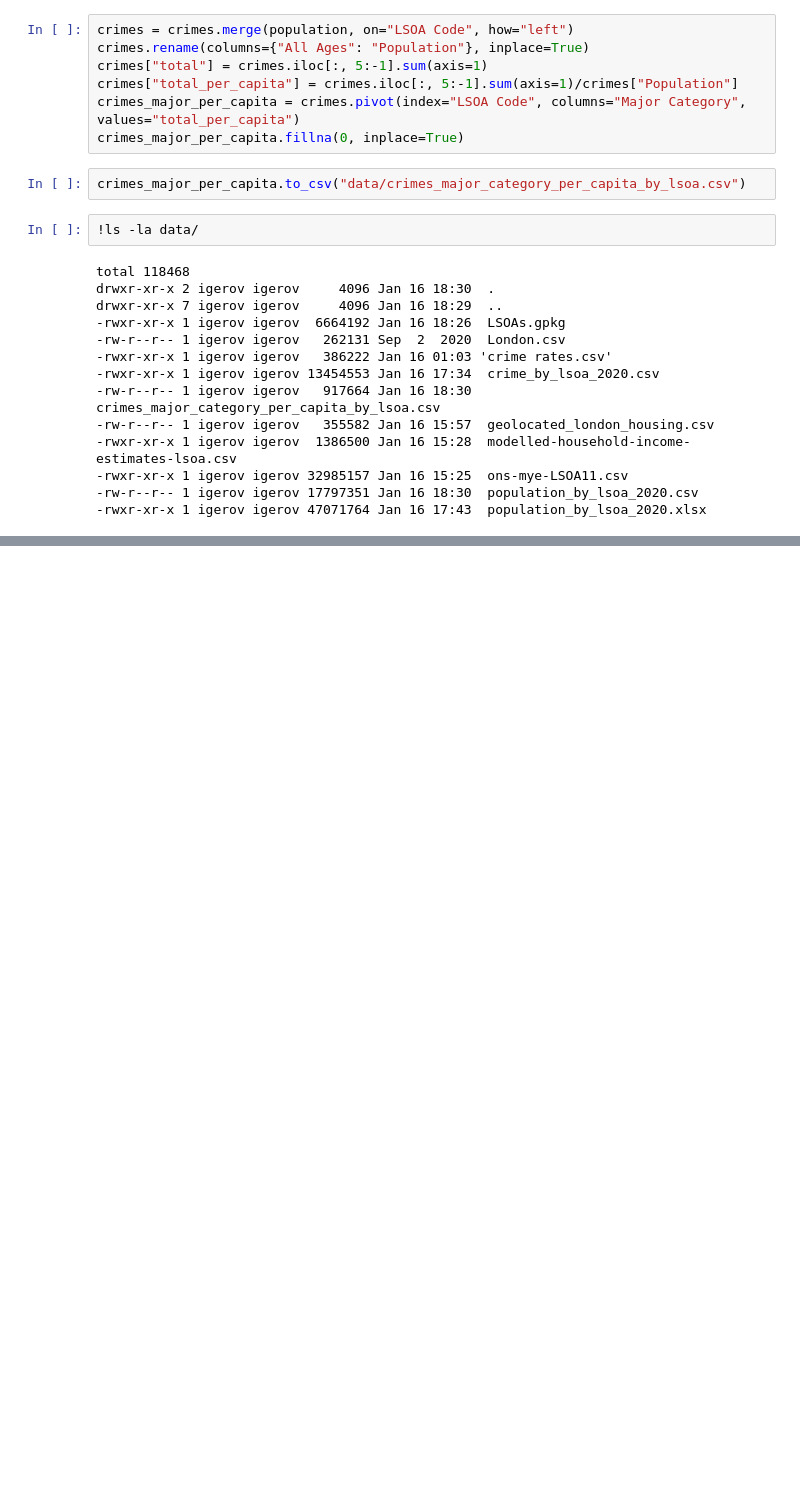
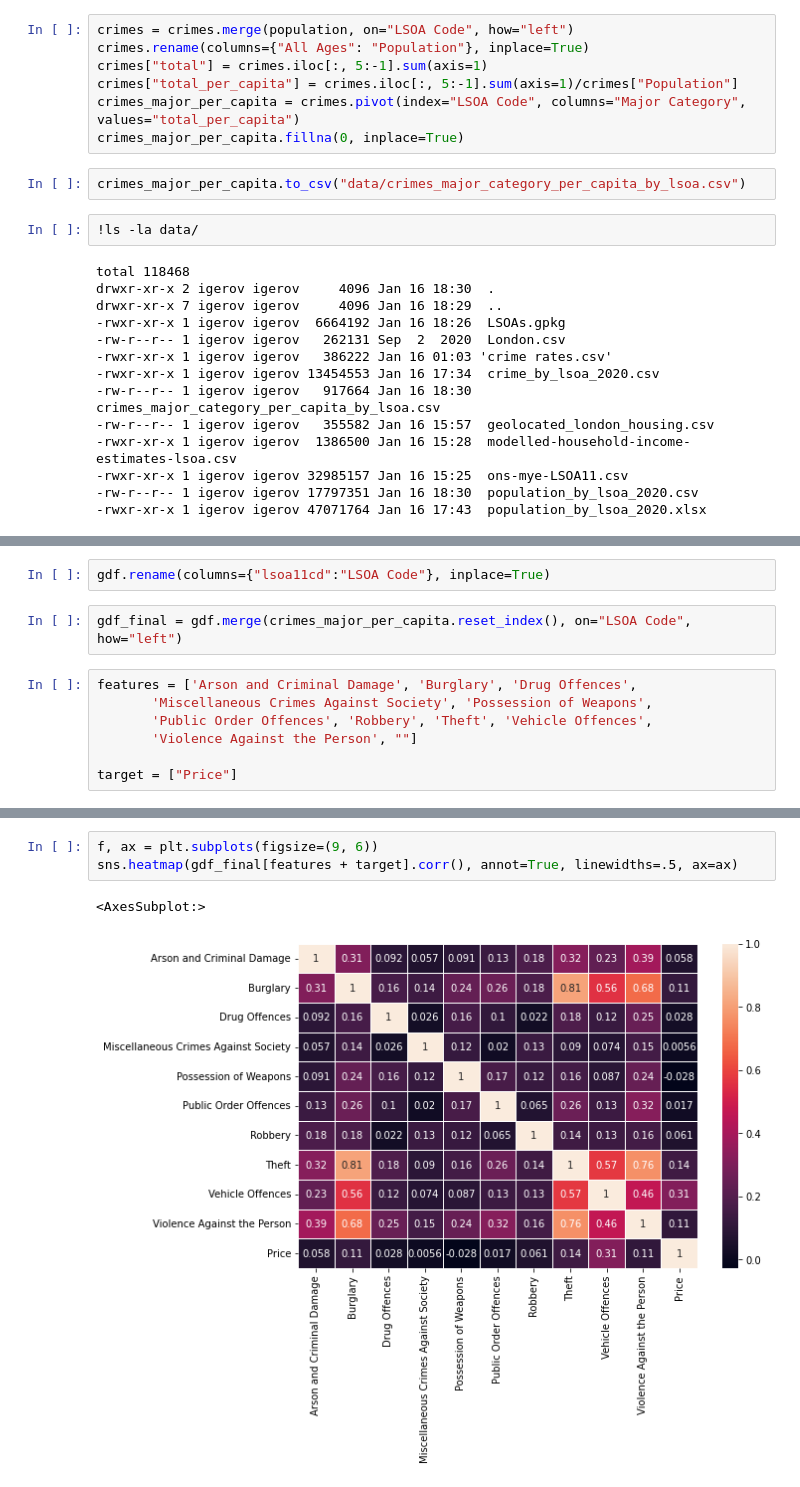
Before and after one commit to ivan-gerov/london_housing_prices, a Jupyter notebook: analysis.ipynb, the cells around one changed output, grey strips where cells are left out. Drawn from its saved outputs; the diff is of its cells as text; blank space fills up the shorter version.

Commit message:
Added prices_crimes_final dataset

```diff
--- a/analysis.ipynb
+++ b/analysis.ipynb
@@ -180,0 +223,11 @@ drwxr-xr-x 7 igerov igerov     4096 Jan 16 18:29  ..
+# %%
+gdf.rename(columns={"lsoa11cd":"LSOA Code"}, inplace=True)
+# %%
+gdf_final = gdf.merge(crimes_major_per_capita.reset_index(), on="LSOA Code", how="left")
+# %%
+features = ['Arson and Criminal Damage', 'Burglary', 'Drug Offences',
+       'Miscellaneous Crimes Against Society', 'Possession of Weapons',
+       'Public Order Offences', 'Robbery', 'Theft', 'Vehicle Offences',
+       'Violence Against the Person', ""]
+
+target = ["Price"]
@@ -180,0 +253,6 @@ drwxr-xr-x 7 igerov igerov     4096 Jan 16 18:29  ..
+# %%
+f, ax = plt.subplots(figsize=(9, 6))
+sns.heatmap(gdf_final[features + target].corr(), annot=True, linewidths=.5, ax=ax)
+# %% [output]
+<AxesSubplot:>
+[figure, added]
```
Also changed, not shown: parts of 10 cells of this notebook, 2 other files.
